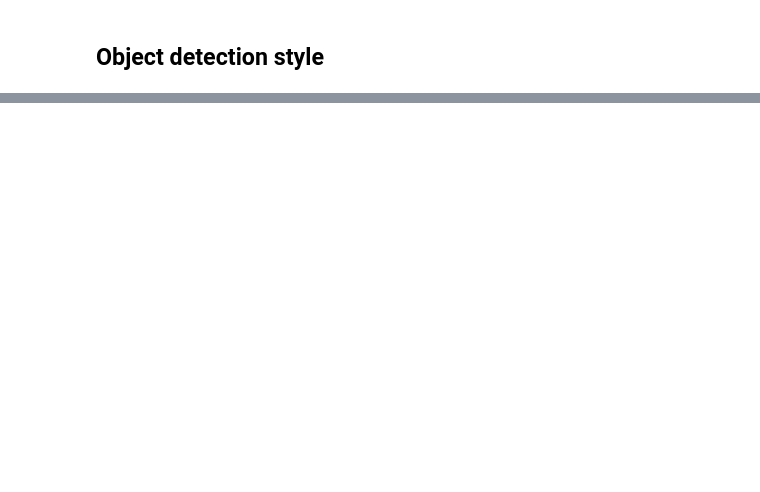
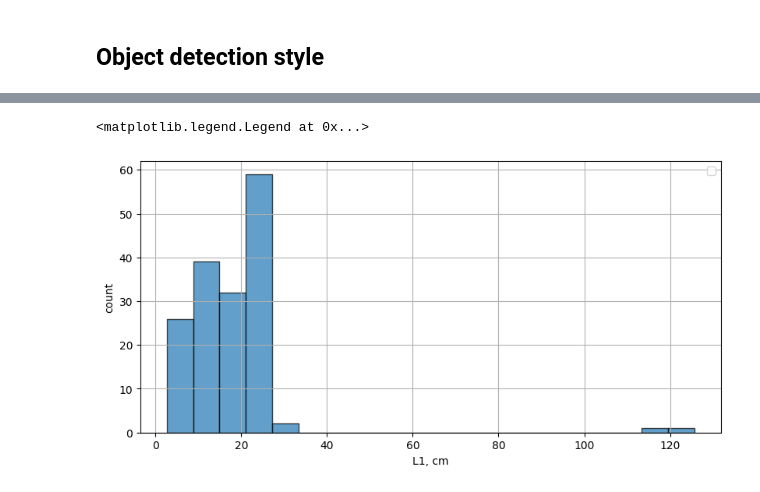
Before and after one commit to BlGene/cVLA, a Jupyter notebook: beam_error.ipynb, the cells around one changed output, grey strips where cells are left out. Cells and saved outputs as stored; diff of their text form; code cells hidden in the pictures; blank space fills up the shorter version.

```diff
--- a/beam_error.ipynb
+++ b/beam_error.ipynb
@@ -310,13 +286,16 @@ Text(0.5, 1.0, 'Index of best beam')
 # %%
 save_folder = "data/beam3_original/"
 #save_folder = "data/beam_std_original/"
-crop_size = 1300
-episode_i = 0
+#save_folder = "data/beam3_700/"
+#save_folder = "data/beam_std_700/"
+crop_size = 1300 # 1300
+mode = '3d'  # compute errors in 3D space
 
 # load all episodes and beams
 test_dataset = JSONLDataset(
     jsonl_file_path=f"{dataset_location}/_annotations.valid.jsonl",
     image_directory_path=f"{dataset_location}/dataset",
     clean_prompt=True,
+    #augment_crop=CropStart(crop_size=crop_size, valid=False), # CHANGE ME
     return_depth=return_depth
 )
@@ -456,0 +621,26 @@ def mean_average_precision(
+# %%
+fig, axs = plt.subplots(1, 1, layout='constrained', figsize=(8,4))
+
+ious = []
+for i in range(len(true_trajectories)):
+    image, sample = test_dataset[i] # image size 1280 x 720
+
+    for j in range(i*3, (i+1)*3):
+        iou = intersection_over_union(
+            image,
+            np.array(true_trajectories[i][2:]),  # x1, y1, x2, y2
+            np.array(predictions[j][2:]),  # x1, y1, x2, y2
+        )
+
+    ious.append(iou)
+
+#axs.set_title('L1, cm',fontsize=10)
+axs.hist(ious, bins=20, alpha=0.7,  edgecolor='black')
+#axs.plot(recalls, precisions, linestyle='-.', color='g', label='total')
+axs.grid(True)
+axs.set_xlabel('L1, cm',  fontsize=10)
+axs.set_ylabel('count',  fontsize=10)
+axs.legend(fontsize=10)
+# %% [output]
+<matplotlib.legend.Legend at 0x...>
+[figure, added]
```
Also changed, not shown: parts of 14 cells of this notebook, 5 other files.
